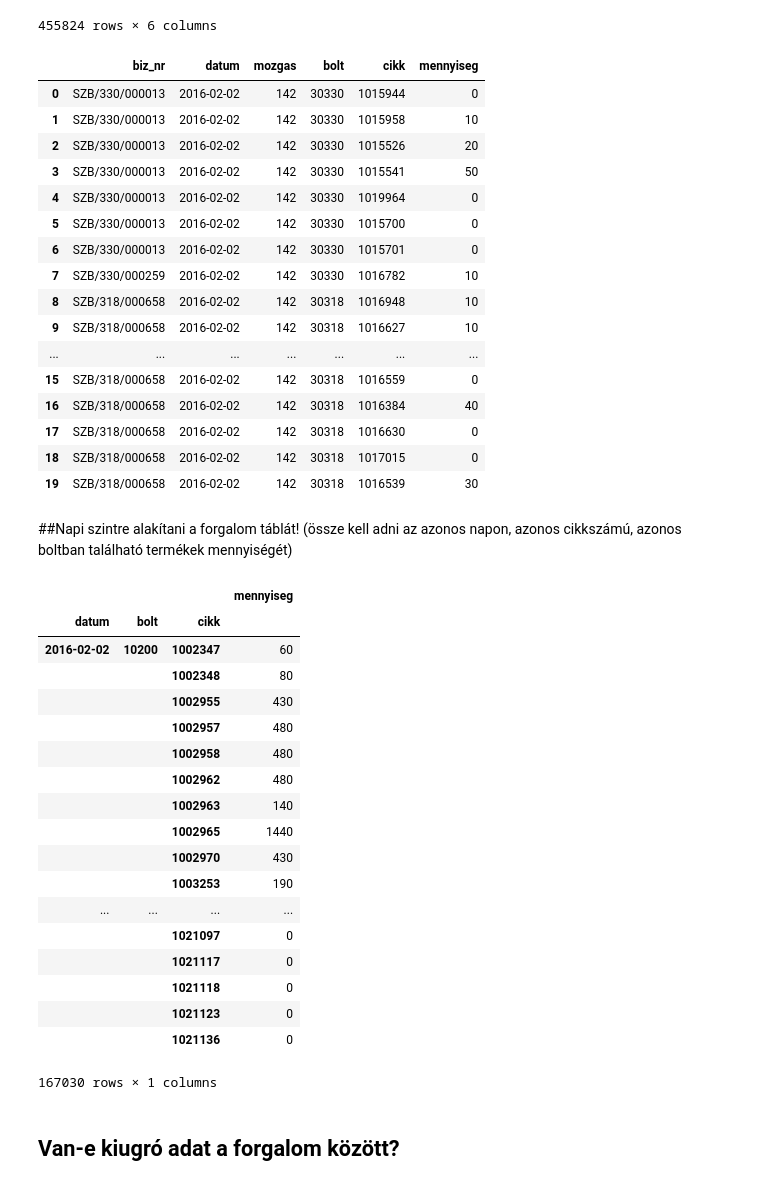
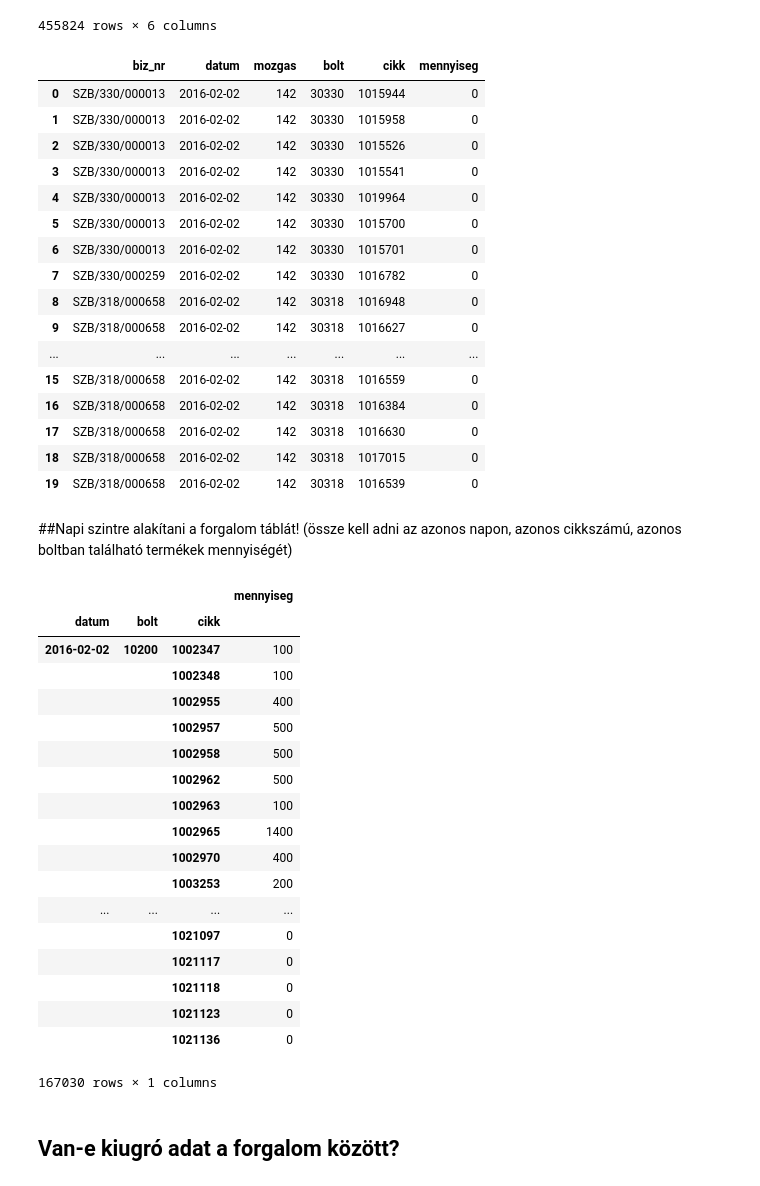
Before and after one commit to illenyi/adatbanyaszkodas, a Jupyter notebook: Adatbányászat-új-vizeken.ipynb, the cells around one changed output. Saved outputs shown, nothing was run; the diff lists cells and outputs as text; code cells hidden in the pictures.

```diff
--- a/Adatbányászat-új-vizeken.ipynb
+++ b/Adatbányászat-új-vizeken.ipynb
@@ -905,26 +930,26 @@ forgalom
 | 455823 | VA13200018037700002 | 2016-02-06 | 503 | 30105 | 1009270 | 1.000 |
 455824 rows × 6 columns
 # %%
-forgalom.mennyiseg = forgalom.mennyiseg.apply(lambda x: np.round(x,decimals=-1))
+forgalom.mennyiseg = forgalom.mennyiseg.apply(lambda x: np.round(x,decimals=-2))
 forgalom.head(20)
 # %% [output]
 |  | biz_nr | datum | mozgas | bolt | cikk | mennyiseg |
 | 0 | SZB/330/000013 | 2016-02-02 | 142 | 30330 | 1015944 | 0 |
-| 1 | SZB/330/000013 | 2016-02-02 | 142 | 30330 | 1015958 | 10 |
-| 2 | SZB/330/000013 | 2016-02-02 | 142 | 30330 | 1015526 | 20 |
-| 3 | SZB/330/000013 | 2016-02-02 | 142 | 30330 | 1015541 | 50 |
+| 1 | SZB/330/000013 | 2016-02-02 | 142 | 30330 | 1015958 | 0 |
+| 2 | SZB/330/000013 | 2016-02-02 | 142 | 30330 | 1015526 | 0 |
+| 3 | SZB/330/000013 | 2016-02-02 | 142 | 30330 | 1015541 | 0 |
 | 4 | SZB/330/000013 | 2016-02-02 | 142 | 30330 | 1019964 | 0 |
 | 5 | SZB/330/000013 | 2016-02-02 | 142 | 30330 | 1015700 | 0 |
 | 6 | SZB/330/000013 | 2016-02-02 | 142 | 30330 | 1015701 | 0 |
-| 7 | SZB/330/000259 | 2016-02-02 | 142 | 30330 | 1016782 | 10 |
-| 8 | SZB/318/000658 | 2016-02-02 | 142 | 30318 | 1016948 | 10 |
-| 9 | SZB/318/000658 | 2016-02-02 | 142 | 30318 | 1016627 | 10 |
+| 7 | SZB/330/000259 | 2016-02-02 | 142 | 30330 | 1016782 | 0 |
+| 8 | SZB/318/000658 | 2016-02-02 | 142 | 30318 | 1016948 | 0 |
+| 9 | SZB/318/000658 | 2016-02-02 | 142 | 30318 | 1016627 | 0 |
 | ... | ... | ... | ... | ... | ... | ... |
 | 15 | SZB/318/000658 | 2016-02-02 | 142 | 30318 | 1016559 | 0 |
-| 16 | SZB/318/000658 | 2016-02-02 | 142 | 30318 | 1016384 | 40 |
+| 16 | SZB/318/000658 | 2016-02-02 | 142 | 30318 | 1016384 | 0 |
 | 17 | SZB/318/000658 | 2016-02-02 | 142 | 30318 | 1016630 | 0 |
 | 18 | SZB/318/000658 | 2016-02-02 | 142 | 30318 | 1017015 | 0 |
-| 19 | SZB/318/000658 | 2016-02-02 | 142 | 30318 | 1016539 | 30 |
+| 19 | SZB/318/000658 | 2016-02-02 | 142 | 30318 | 1016539 | 0 |
 # %%
 forgalom.drop("biz_nr",axis=1,inplace=True)
 forgalom.drop("mozgas",axis=1,inplace=True)
@@ -936,16 +961,16 @@ forgalom2
 # %% [output]
 |  |  |  | mennyiseg |
 | datum | bolt | cikk |  |
-| 2016-02-02 | 10200 | 1002347 | 60 |
-|  |  | 1002348 | 80 |
-|  |  | 1002955 | 430 |
-|  |  | 1002957 | 480 |
-|  |  | 1002958 | 480 |
-|  |  | 1002962 | 480 |
-|  |  | 1002963 | 140 |
-|  |  | 1002965 | 1440 |
-|  |  | 1002970 | 430 |
-|  |  | 1003253 | 190 |
+| 2016-02-02 | 10200 | 1002347 | 100 |
+|  |  | 1002348 | 100 |
+|  |  | 1002955 | 400 |
+|  |  | 1002957 | 500 |
+|  |  | 1002958 | 500 |
+|  |  | 1002962 | 500 |
+|  |  | 1002963 | 100 |
+|  |  | 1002965 | 1400 |
+|  |  | 1002970 | 400 |
+|  |  | 1003253 | 200 |
 | ... | ... | ... | ... |
 |  |  | 1021097 | 0 |
 |  |  | 1021117 | 0 |
```
Also changed, not shown: parts of 11 cells of this notebook.
